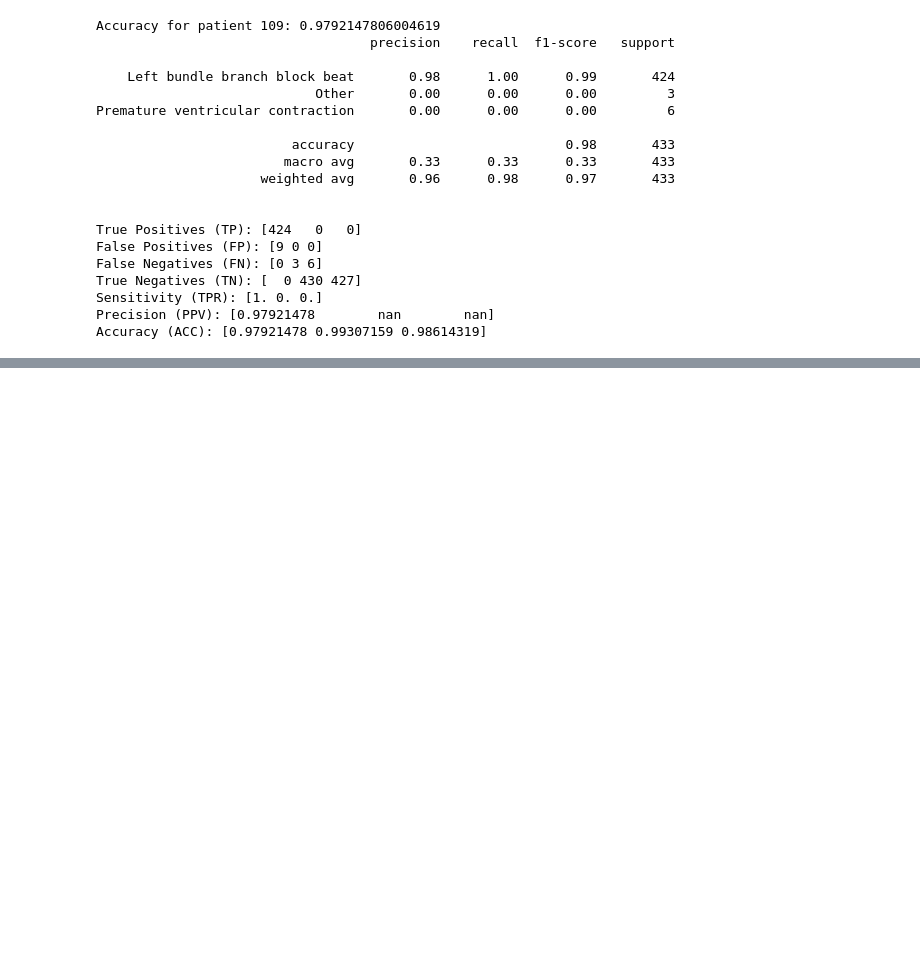
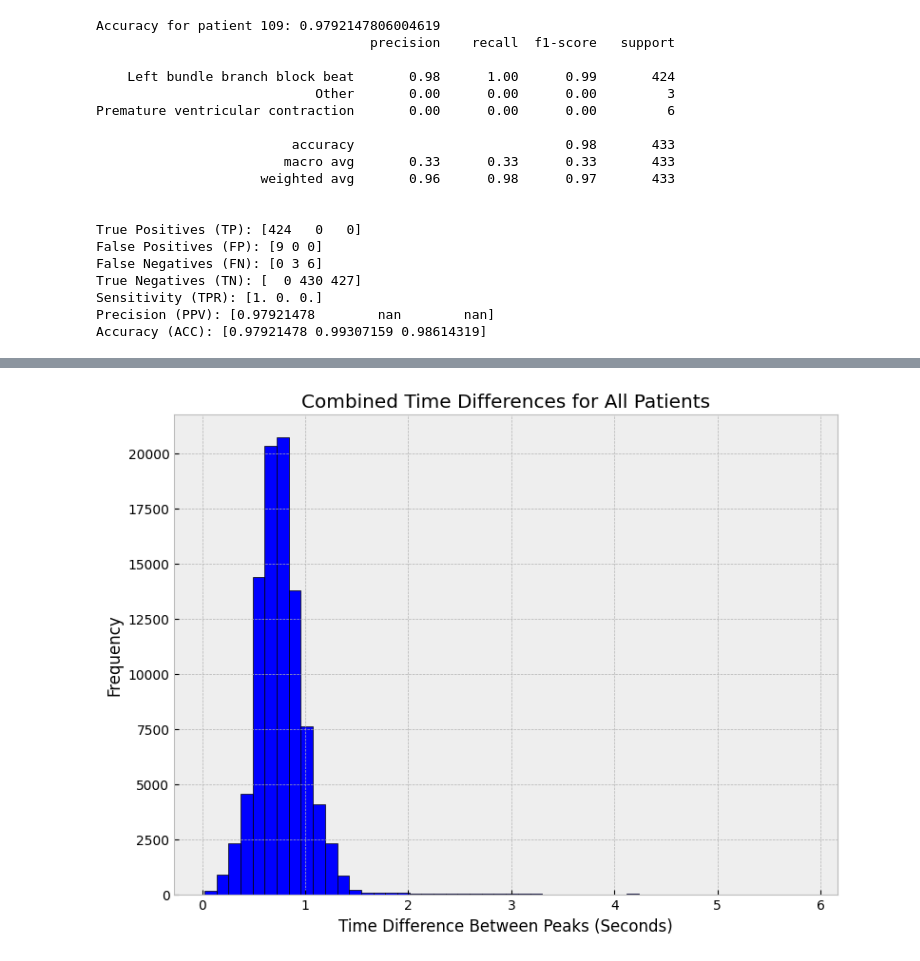
Before and after one commit to uriballo/ECG-BeatClassification-SVM, a Jupyter notebook: SVM-ASP.ipynb, the cells around one changed output, grey strips where cells are left out. Saved outputs shown, nothing was run; the diff lists cells and outputs as text; code cells hidden in the pictures; blank space fills up the shorter version.

```diff
--- a/SVM-ASP.ipynb
+++ b/SVM-ASP.ipynb
@@ -396,0 +516,17 @@ Accuracy (ACC): [0.97921478 0.99307159 0.98614319]
+# %%
+# Flatten the DataFrame into a single series
+all_time_differences_series = all_time_differences_df.values.flatten()
+all_time_differences_series = all_time_differences_series[~np.isnan(all_time_differences_series)]  # Remove NaN values which are a result of unequal series lengths
+
+# Plot histogram of the flattened series
+plt.style.use('bmh')  # Apply the professional style
+plt.figure(figsize=(8, 6))
+plt.hist(all_time_differences_series, bins=50, color='blue', edgecolor='black')
+plt.title('Combined Time Differences for All Patients')
+plt.xlabel('Time Difference Between Peaks (Seconds)')
+plt.ylabel('Frequency')
+plt.grid(True)
+plt.tight_layout()  # Adjust the layout for a professional look
+plt.show()
+# %% [output]
+[figure, added]
```
Also changed, not shown: parts of 12 cells of this notebook.
